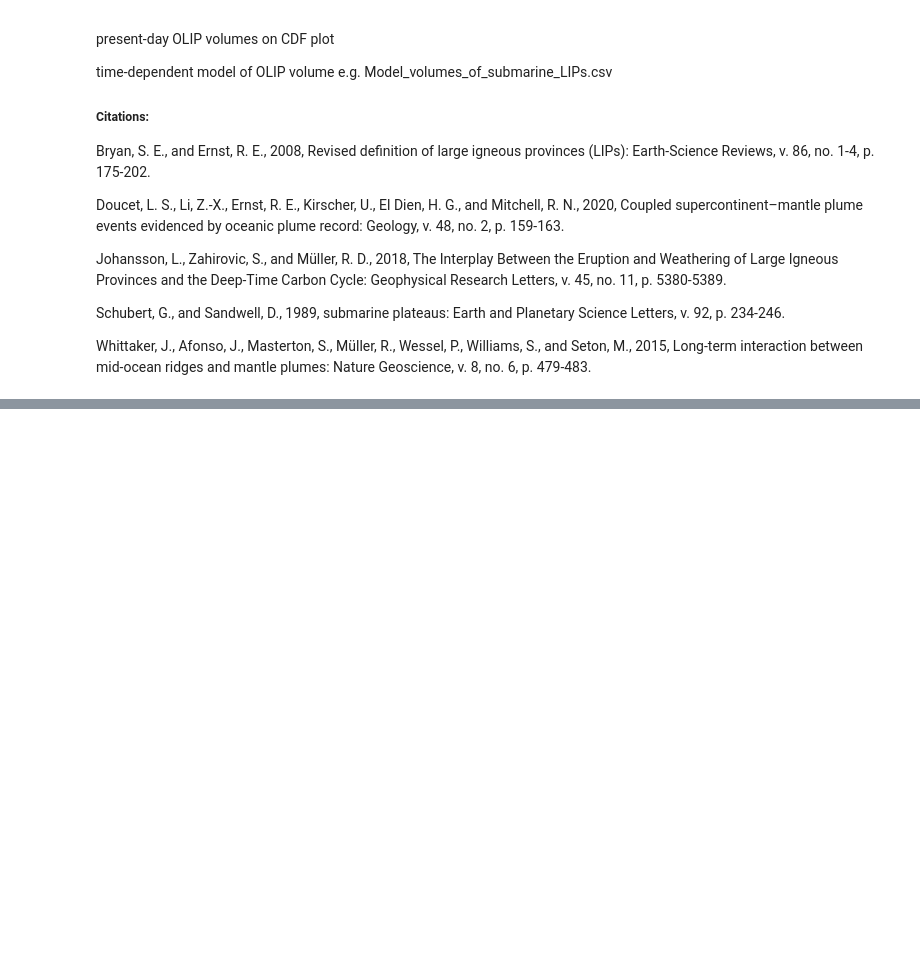
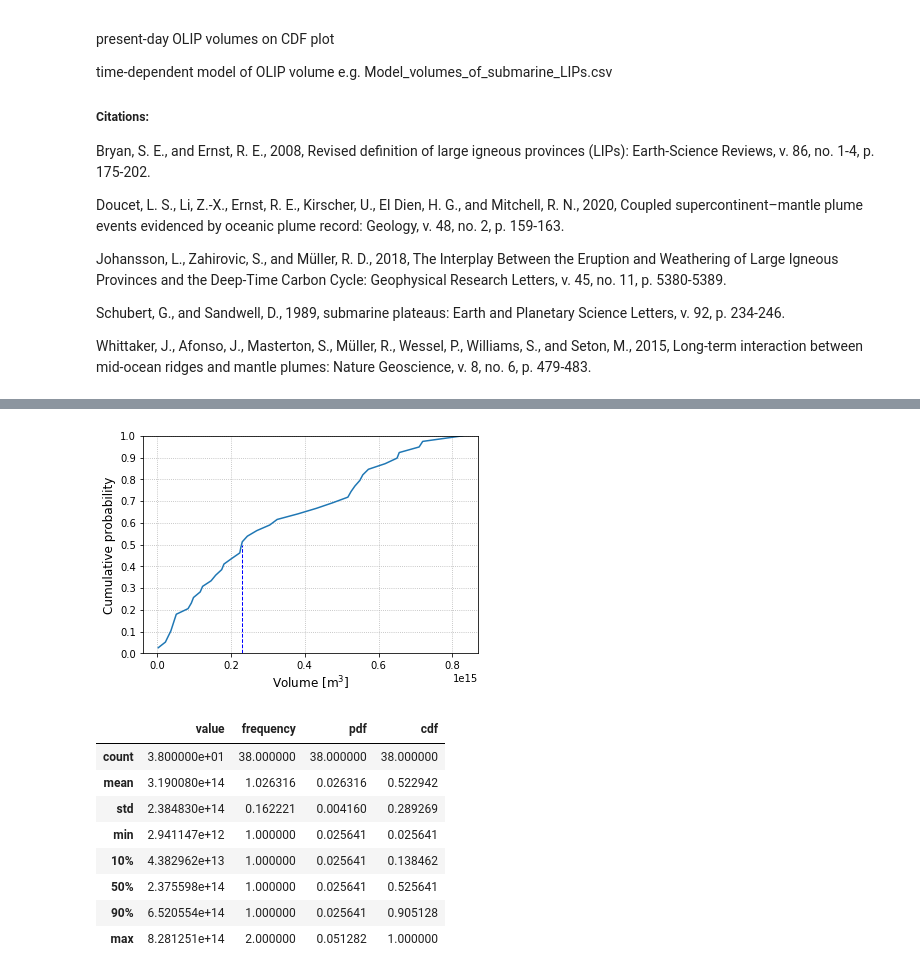
Before and after one commit to alyoung6361/SeaLevelRepository, a Jupyter notebook: 3-Volumes_of_submarine_LIPs.ipynb, the cells around one changed output, grey strips where cells are left out. Drawn from its saved outputs; the diff is of its cells as text; code cells hidden in the pictures; blank space fills up the shorter version.

```diff
--- a/3-Volumes_of_submarine_LIPs.ipynb
+++ b/3-Volumes_of_submarine_LIPs.ipynb
@@ -50,12 +50,12 @@ from scipy import stats as scistats
 # %%
 # implement method of Schubert and Sandwell (1989) to calculate volume of OLIPs
 # set working directory and make if it does not exist
-workDir="/Users/ajy321/PhD_work/SeaLevel/SeaLevel_MS/PythonNotebooks/OLIPModeling"
+workDir="/Users/ajy321/PhD_work/SeaLevel/EPSL_r3_calcs_05072021/OLIPModeling"
 if not os.path.exists(workDir):
     os.makedirs(workDir)
 
 # -- path OLIPs list - databases of Whittaker et al. (2015) and Johansson et al. (2018)
-OLIPsFile ='./lips_list.dat'
+OLIPsFile ='./DependentInputs/lips_list.dat'
 
 # make empty area, min and max depth lists
 areaList = []
@@ -167,33 +177,50 @@ OLIPvolumes_clean.describe(percentiles = [.10, .90] )
 s = pd.Series(np.sort(OLIPvolumes_clean['volume[m^3]']), name = 'value')
 df = pd.DataFrame(s)
 
 # Get the frequency, PDF and CDF for each value in the series
 # Frequency
 stats_df = df \
 .groupby('value') \
 ['value'] \
 .agg('count') \
 .pipe(pd.DataFrame) \
 .rename(columns = {'value': 'frequency'})
 
 # PDF
 stats_df['pdf'] = stats_df['frequency'] / sum(stats_df['frequency'])
 
 # CDF
 stats_df['cdf'] = stats_df['pdf'].cumsum()
 stats_df = stats_df.reset_index()
 # print stats_df
 
 # Plot the discrete Probability Mass Function and CDF.
-fig, ax1 = plt.subplots(figsize=(6,5))
+fig, ax1 = plt.subplots(figsize=(6,4))
 
 ax1.plot(stats_df['value'], stats_df['cdf'],  label = "CDF")
 ax1.set_xlabel('Volume [m$^3$]', fontsize = 12)
 ax1.set_ylabel('Cumulative probability', fontsize = 12)
 
 ax1.set_yticks(np.arange(0.,1.1,0.1))
+# ax1.axvline(4.481209e+13, 0, 0.1, linestyle='--', linewidth=1., color='blue', zorder=0)
+ax1.axvline(2.306967e+14, 0, 0.5, linestyle='--', linewidth=1., color='blue', zorder=0)
+# ax1.axvline(6.514719e+14, 0, 0.9, linestyle='--', linewidth=1., color='blue', zorder=0)
+
+plt.ylim(0, 1)
 plt.grid(linestyle=':')
 plt.savefig(workDir+'/presentday_O-LIP_volCDF.pdf', format='pdf', dpi=600 , bbox_inches = 'tight')
 plt.show()
+stats_df.describe(percentiles = [.10, .90] )
+# %% [output]
+[figure, added]
+|  | value | frequency | pdf | cdf |
+| count | 3.800000e+01 | 38.000000 | 38.000000 | 38.000000 |
+| mean | 3.190080e+14 | 1.026316 | 0.026316 | 0.522942 |
+| std | 2.384830e+14 | 0.162221 | 0.004160 | 0.289269 |
+| min | 2.941147e+12 | 1.000000 | 0.025641 | 0.025641 |
+| 10% | 4.382962e+13 | 1.000000 | 0.025641 | 0.138462 |
+| 50% | 2.375598e+14 | 1.000000 | 0.025641 | 0.525641 |
+| 90% | 6.520554e+14 | 1.000000 | 0.025641 | 0.905128 |
+| max | 8.281251e+14 | 2.000000 | 0.051282 | 1.000000 |
 # %%
 # Load in Doucet-et-al-2019 OLIPs timedependent count
```
Also changed, not shown: parts of 4 cells of this notebook, 4 other files.
